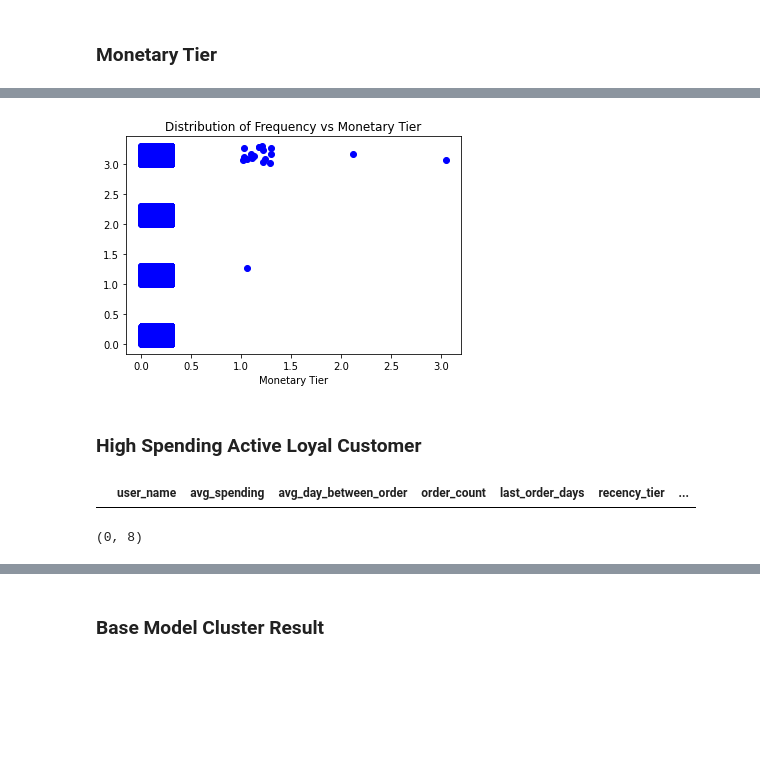
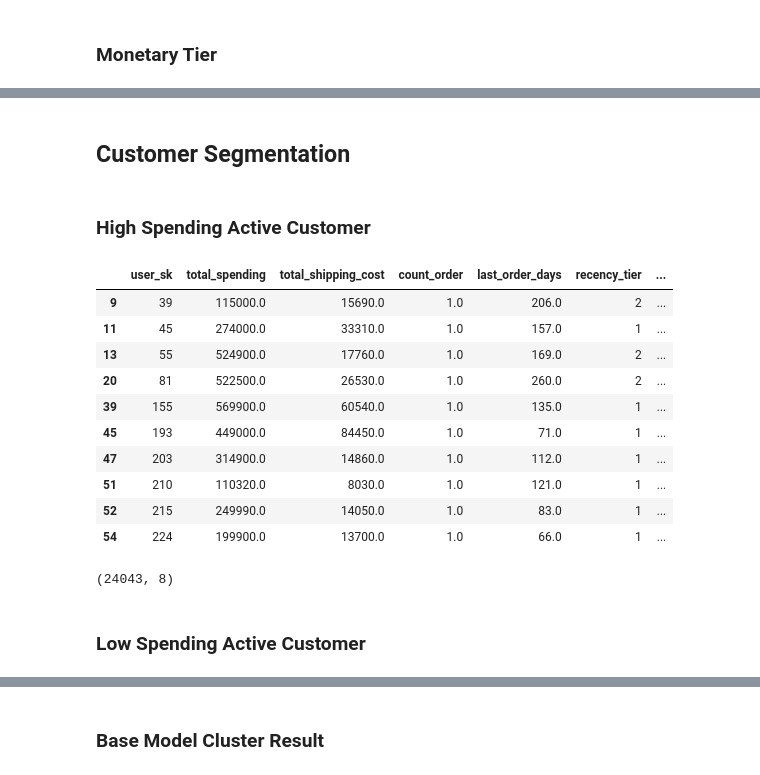
Before and after one commit to dion-ricky/future-data-1, a Jupyter notebook: notebook/2021-08-13_Unsupervised.ipynb, the cells around one changed output, grey strips where cells are left out. Drawn from its saved outputs; the diff is of its cells as text; code cells hidden in the pictures; blank space fills up the shorter version.

```diff
--- a/notebook/2021-08-13_Unsupervised.ipynb
+++ b/notebook/2021-08-13_Unsupervised.ipynb
@@ -273,0 +302,3 @@ memory usage: 3.7 MB
+# %%
+rfm = rfm.dropna()
+rfm.isnull().sum()
@@ -274,7 +314,7 @@ memory usage: 3.7 MB
 # %% [markdown]
 ### Recency Tier
 # %%
-rfm['recency_tier'] = pd.qcut(customer_rfm['last_order_days'], q=4, labels=False)
+rfm['recency_tier'] = pd.qcut(rfm['last_order_days'], q=4, labels=range(1, 5))
 
 fig, ax = plt.subplots()
 
@@ -407,0 +339,19 @@ plt.show()
+# %%
+rfm.loc[(rfm['count_order'] >= 5) & (rfm['count_order'] <= 16), 'frequency_tier'] = 1
+rfm.loc[(rfm['count_order'] >= 3) & (rfm['count_order'] <= 4), 'frequency_tier'] = 2
+rfm.loc[rfm['count_order'] == 2, 'frequency_tier'] = 3
+rfm.loc[rfm['count_order'] == 1, 'frequency_tier'] = 4
+
+rfm['frequency_tier'] = rfm['frequency_tier'].astype('int')
+
+fig, ax = plt.subplots()
+
+t1 = rfm.loc[:, ['user_sk', 'frequency_tier']] \
+        .groupby('frequency_tier', as_index=False).count()
+ax.bar(t1['frequency_tier'], t1['user_sk'])
+ax.set_title('Customer Frequency Tier')
+ax.set_xlabel('Frequency Tier')
+ax.set_ylabel('User Count')
+
+display(t1)
+plt.show()
@@ -409,7 +366,7 @@ plt.show()
 ### Monetary Tier
 # %%
 # cek pake selain pd.cut
-rfm['monetary_tier'] = pd.qcut(customer_rfm['total_spending'], q=4, labels=False)
+rfm['monetary_tier'] = pd.qcut(rfm['total_spending'], q=4, labels=range(4, 0, -1))
 
 fig, ax = plt.subplots()
 
@@ -489,29 +448,29 @@ plt.show()
-# %%
-# Adding randomness to the scatter plot (for visualization only)
-t1 = rfm.copy()
-t1['frequency_tier'] = t1.apply(lambda row: row['frequency_tier']+(np.random.rand()*0.3), axis=1)
-t1['monetary_tier'] = t1.apply(lambda row: row['monetary_tier']+(np.random.rand()*0.3), axis=1)
-
-fig, axs = plt.subplots(3, 1)
-ax.scatter(t1['frequency_tier'], t1['monetary_tier'], color='b')
-ax.set_title('Distribution of Frequency vs Monetary Tier')
-ax.set_xlabel('Frequency Tier')
-ax.set_xlabel('Monetary Tier')
-
-plt.show()
-# %% [output]
-[figure, removed]
+# %% [markdown]
+## Customer Segmentation
 # %% [markdown]
-### High Spending Active Loyal Customer
+### High Spending Active Customer
 # %%
-high_spending_active_loyal_cust_cond = \
-    (rfm['recency_tier'] == 1) \
-    & (rfm['frequency_tier'] == 1) \
+high_spending_active_cust_cond = \
+    (rfm['recency_tier'] <= 2) \
     & (rfm['monetary_tier'] >= 2)
 
-high_spending_active_loyal_cust = rfm[high_spending_active_loyal_cust_cond]
-display(high_spending_active_loyal_cust.head(10))
-display(high_spending_active_loyal_cust.shape)
+high_spending_active_cust = rfm[high_spending_active_cust_cond]
+display(high_spending_active_cust.head(10))
+display(high_spending_active_cust.shape)
+
+rfm.loc[high_spending_active_cust_cond, 'customer_segment'] = 'hsac'
 # %% [output]
-|  | user_name | avg_spending | avg_day_between_order | order_count | last_order_days | recency_tier | ... |
+|  | user_sk | total_spending | total_shipping_cost | count_order | last_order_days | recency_tier | ... |
+| 9 | 39 | 115000.0 | 15690.0 | 1.0 | 206.0 | 2 | ... |
+| 11 | 45 | 274000.0 | 33310.0 | 1.0 | 157.0 | 1 | ... |
+| 13 | 55 | 524900.0 | 17760.0 | 1.0 | 169.0 | 2 | ... |
+| 20 | 81 | 522500.0 | 26530.0 | 1.0 | 260.0 | 2 | ... |
+| 39 | 155 | 569900.0 | 60540.0 | 1.0 | 135.0 | 1 | ... |
+| 45 | 193 | 449000.0 | 84450.0 | 1.0 | 71.0 | 1 | ... |
+| 47 | 203 | 314900.0 | 14860.0 | 1.0 | 112.0 | 1 | ... |
+| 51 | 210 | 110320.0 | 8030.0 | 1.0 | 121.0 | 1 | ... |
+| 52 | 215 | 249990.0 | 14050.0 | 1.0 | 83.0 | 1 | ... |
+| 54 | 224 | 199900.0 | 13700.0 | 1.0 | 66.0 | 1 | ... |
-(0, 8)
+(24043, 8)
+# %% [markdown]
+### Low Spending Active Customer
```
Also changed, not shown: parts of 38 cells of this notebook.
